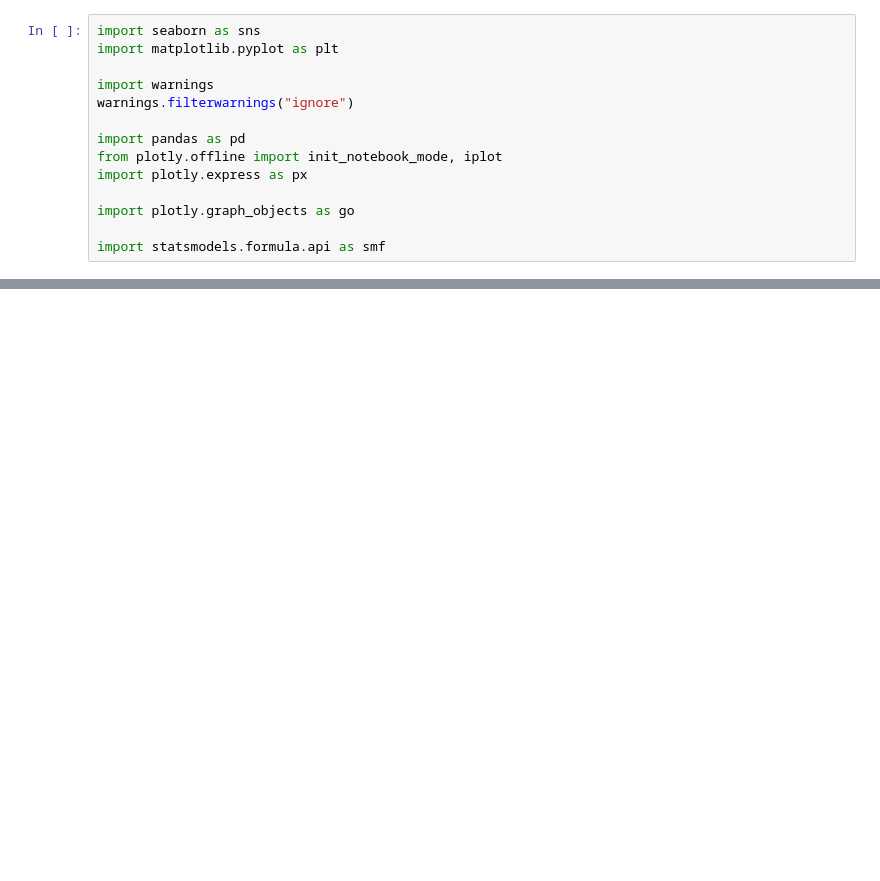
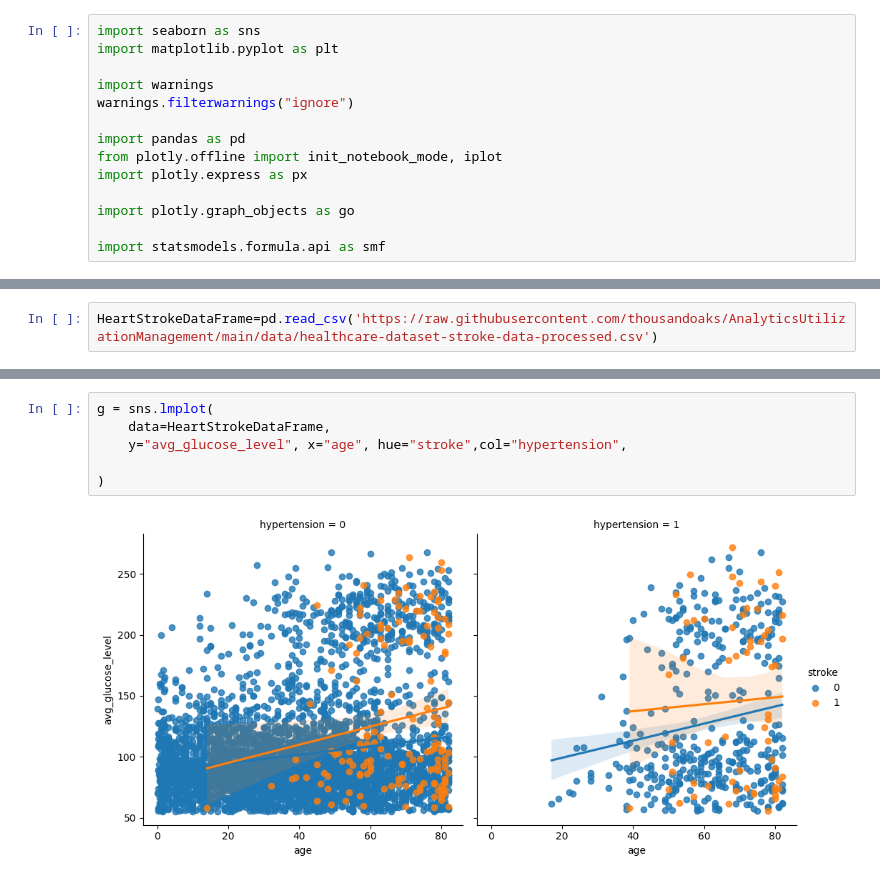
Before and after one commit to thousandoaks/AnalyticsUtilizationManagement, a Jupyter notebook: labs/Medicare_MultipleRegression_Qualitative.ipynb, the cells around one changed output, grey strips where cells are left out. Drawn from its saved outputs; the diff is of its cells as text; blank space fills up the shorter version.

```diff
--- a/labs/Medicare_MultipleRegression_Qualitative.ipynb
+++ b/labs/Medicare_MultipleRegression_Qualitative.ipynb
@@ -112,0 +58,2 @@ results.rsquared
+# %%
+HeartStrokeDataFrame=pd.read_csv('https://raw.githubusercontent.com/thousandoaks/AnalyticsUtilizationManagement/main/data/healthcare-dataset-stroke-data-processed.csv')
@@ -112,0 +238,8 @@ results.rsquared
+# %%
+g = sns.lmplot(
+    data=HeartStrokeDataFrame,
+    y="avg_glucose_level", x="age", hue="stroke",col="hypertension",
+
+)
+# %% [output]
+[figure, added]
```
Also changed, not shown: parts of 39 cells of this notebook.
